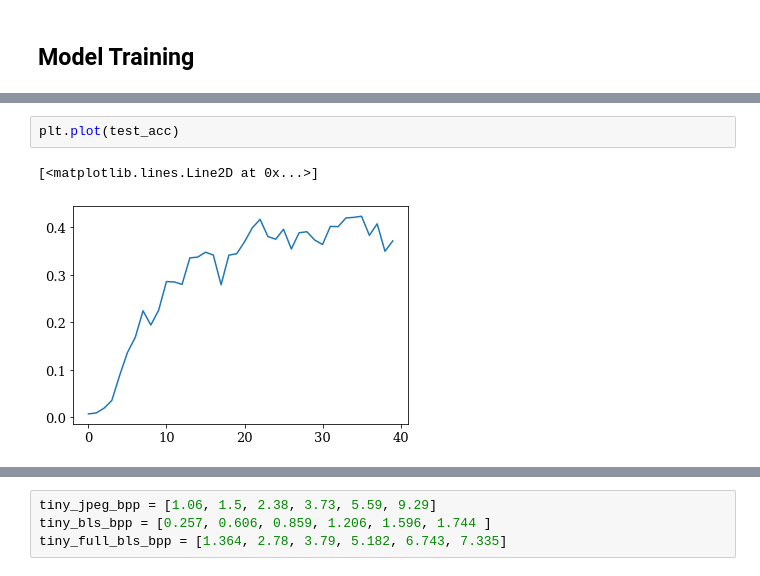
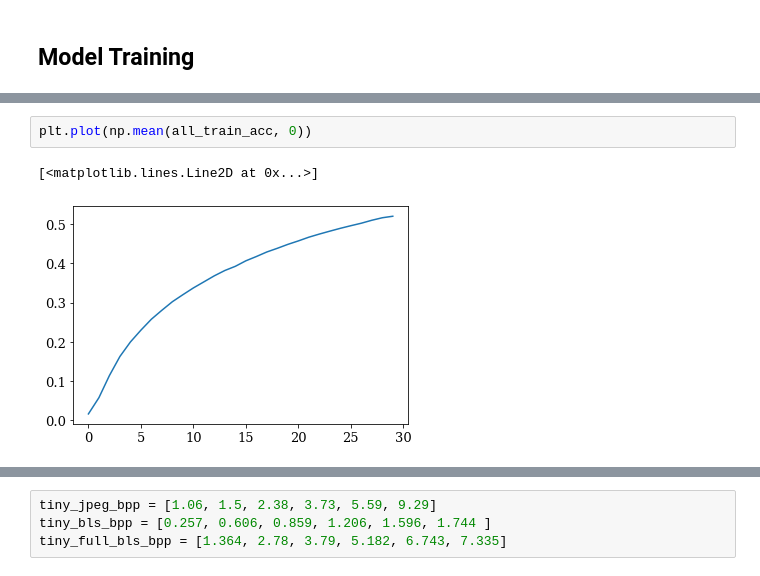
Before and after one commit to navneedh/compression-ml, a Jupyter notebook: compression_playground.ipynb, the cells around one changed output, grey strips where cells are left out. Cells and saved outputs as stored; diff of their text form.

```diff
--- a/compression_playground.ipynb
+++ b/compression_playground.ipynb
@@ -163,5 +179,5 @@ plt.plot(train_acc)
-# %%
-plt.plot(test_acc)
-# %% [output]
-[<matplotlib.lines.Line2D at 0x...>]
-[figure, removed]
+# %%
+plt.plot(np.mean(all_train_acc, 0))
+# %% [output]
+[<matplotlib.lines.Line2D at 0x...>]
+[figure, added]
```
Also changed, not shown: parts of 7 cells of this notebook, 10 other files.
